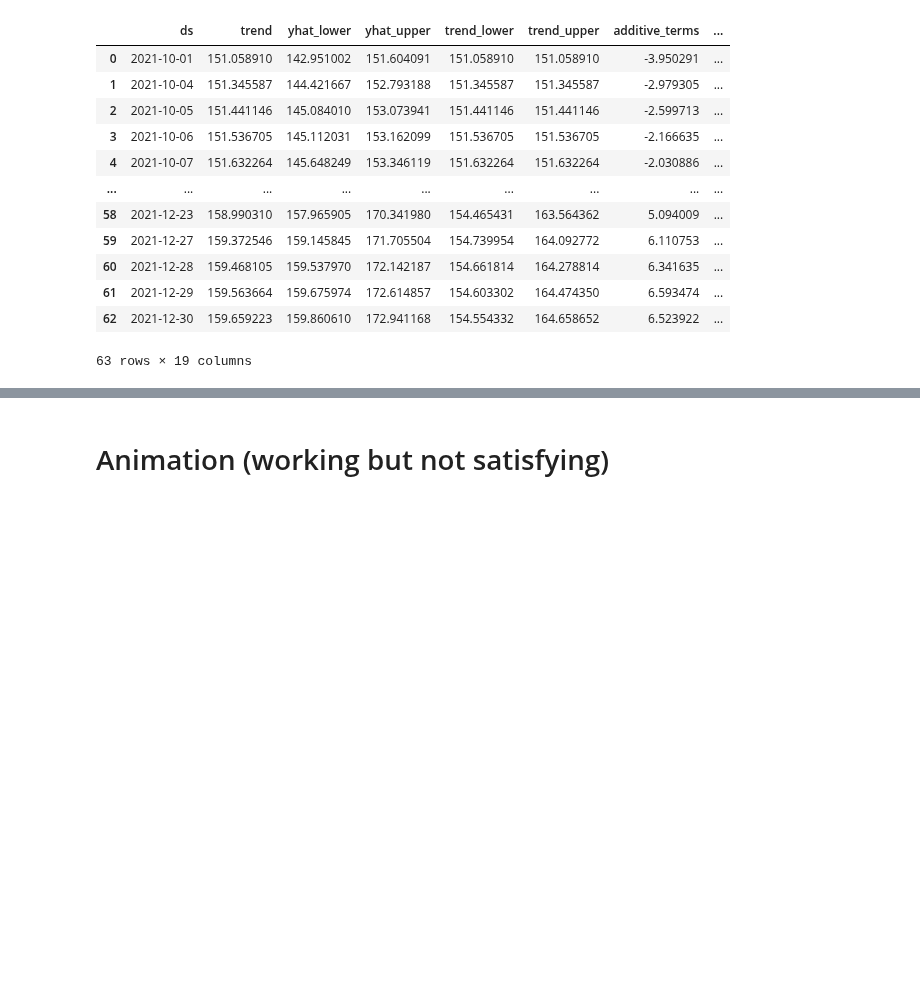
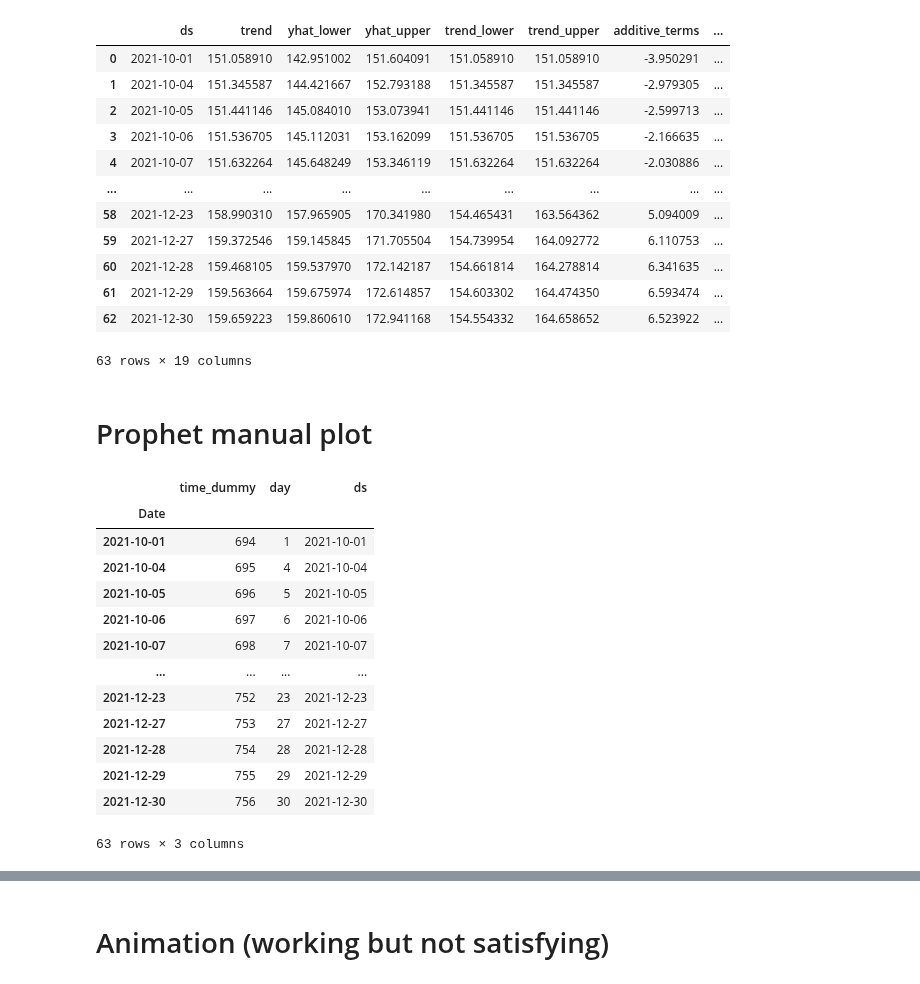
Before and after one commit to Ab2nour/stock-analysis, a Jupyter notebook: src/notebooks/prophet-animation.ipynb, the cells around one changed output, grey strips where cells are left out. Cells and saved outputs as stored; diff of their text form; code cells hidden in the pictures; blank space fills up the shorter version.

```diff
--- a/src/notebooks/prophet-animation.ipynb
+++ b/src/notebooks/prophet-animation.ipynb
@@ -130,3 +118,22 @@ forecast
 | 61 | 2021-12-29 | 159.563664 | 159.675974 | 172.614857 | 154.603302 | 164.474350 | 6.593474 | ... |
 | 62 | 2021-12-30 | 159.659223 | 159.860610 | 172.941168 | 154.554332 | 164.658652 | 6.523922 | ... |
 63 rows × 19 columns
+# %% [markdown]
+# Prophet manual plot
+# %%
+future
+# %% [output]
+|  | time_dummy | day | ds |
+| Date |  |  |  |
+| 2021-10-01 | 694 | 1 | 2021-10-01 |
+| 2021-10-04 | 695 | 4 | 2021-10-04 |
+| 2021-10-05 | 696 | 5 | 2021-10-05 |
+| 2021-10-06 | 697 | 6 | 2021-10-06 |
+| 2021-10-07 | 698 | 7 | 2021-10-07 |
+| ... | ... | ... | ... |
+| 2021-12-23 | 752 | 23 | 2021-12-23 |
+| 2021-12-27 | 753 | 27 | 2021-12-27 |
+| 2021-12-28 | 754 | 28 | 2021-12-28 |
+| 2021-12-29 | 755 | 29 | 2021-12-29 |
+| 2021-12-30 | 756 | 30 | 2021-12-30 |
+63 rows × 3 columns
```
Also changed, not shown: parts of 7 cells of this notebook, 10 other files.
